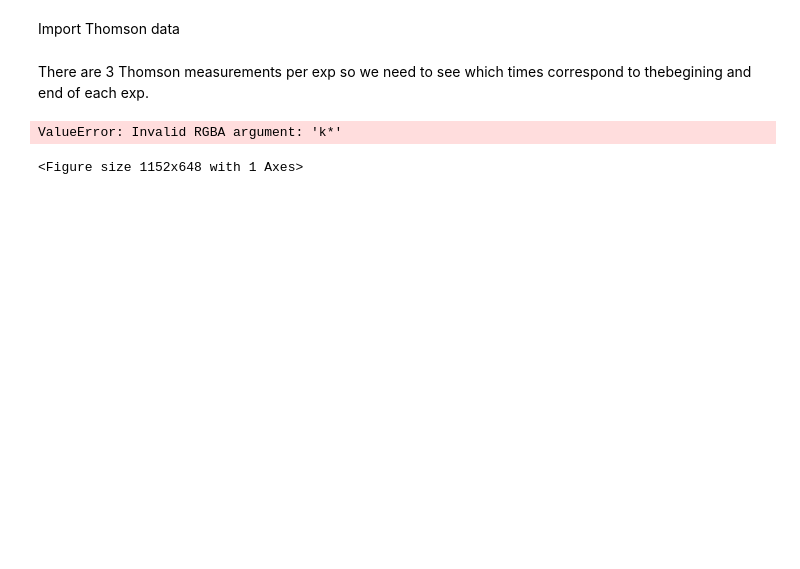
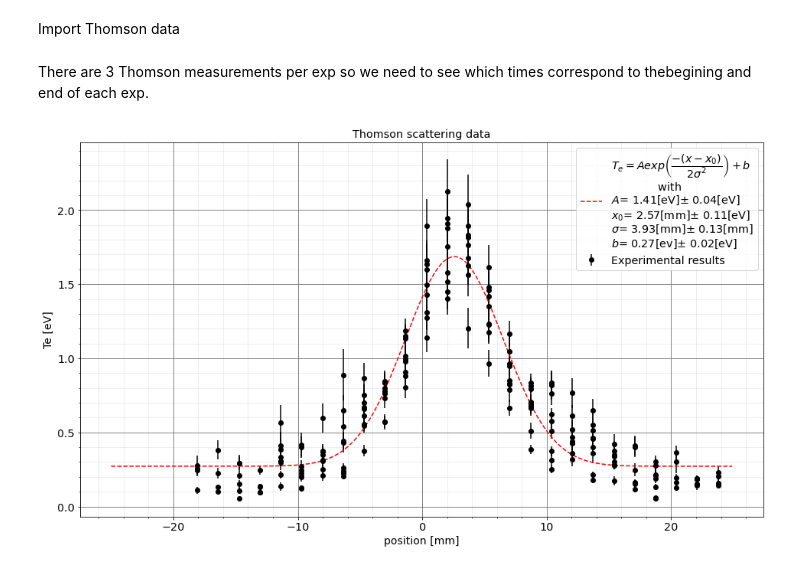
Before and after one commit to mmorbey/Gallium-Experiments, a Jupyter notebook: Thomson-scattering.ipynb, the cells around one changed output. Drawn from its saved outputs; the diff is of its cells as text; code cells hidden in the pictures; blank space fills up the shorter version.

```diff
--- a/Thomson-scattering.ipynb
+++ b/Thomson-scattering.ipynb
@@ -90,39 +95,37 @@ There are 3 Thomson measurements per exp so we need to see which times correspon
 # ax2.set_ylabel(r'$n_e \times 10^{-19} [ m^{-3}]$', color="blue",fontsize=14)
 # ax2.plot(x, gaussian(x, *popt_n),'--b')
 # title('Thomson scattering data')
 # #savefig('TS_first.png', dpi=1000)
 # show()
-# Fit=(popt[0],np.sqrt(pcov[0,0]),popt[1],np.sqrt(pcov[1,1]),popt[2],np.sqrt(pcov[2,2]),popt[3],np.sqrt(pcov[3,3]))
-# Fit_n=(popt_n[0],np.sqrt(pcov_n[0,0]),popt_n[1],np.sqrt(pcov_n[1,1]),popt_n[2],np.sqrt(pcov_n[2,2]),popt_n[3],np.sqrt(pcov_n[3,3]))
 
 
-plot(T1.iloc[:,0],T1.iloc[:,2], 'k')
-plot(T2.iloc[:,0],T2.iloc[:,2], 'k')
-plot(T3.iloc[:,0],T3.iloc[:,2], 'k', label='Experimental results')
+Fit=(popt[0],np.sqrt(pcov[0,0]),popt[1],np.sqrt(pcov[1,1]),popt[2],np.sqrt(pcov[2,2]),popt[3],np.sqrt(pcov[3,3]))
+Fit_n=(popt_n[0],np.sqrt(pcov_n[0,0]),popt_n[1],np.sqrt(pcov_n[1,1]),popt_n[2],np.sqrt(pcov_n[2,2]),popt_n[3],np.sqrt(pcov_n[3,3]))
 
-# plot(x, gaussian(x, *popt),'--r',label=r"$T_e=Aexp\left(\dfrac{-(x-x_0)}{2\sigma^2}\right)+b$" "\n" "$\qquad\qquad$ with" "\n" "$A$=%5.2f[eV]$\pm$%5.2f[eV]" "\n" "$x_0$=%5.2f[mm]$\pm$%5.2f[eV]" "\n" "$\sigma$=%5.2f[mm]$\pm$%5.2f[mm]" "\n" "$b$=%5.2f[ev]$\pm$%5.2f[eV]" % (Fit))
+
+errorbar(Ts.iloc[:,0],Ts.iloc[:,2], yerr=Ts.iloc[:,4], fmt='o', color='k', label='Experimental results')
+plot(x, gaussian(x, *popt),'--r',label=r"$T_e=Aexp\left(\dfrac{-(x-x_0)}{2\sigma^2}\right)+b$" "\n" "$\qquad\qquad$ with" "\n" "$A$=%5.2f[eV]$\pm$%5.2f[eV]" "\n" "$x_0$=%5.2f[mm]$\pm$%5.2f[eV]" "\n" "$\sigma$=%5.2f[mm]$\pm$%5.2f[mm]" "\n" "$b$=%5.2f[ev]$\pm$%5.2f[eV]" % (Fit))
 xlabel('position [mm]', fontsize=14)
 ylabel('Te [eV]',fontsize=14)
 title('Thomson scattering data')
-# legend()
+legend()
 grid(b=True, which='major', color='#666666')
 minorticks_on()
 grid(b=True, which='minor', color='#999999', alpha=0.2)
 # savefig('TS_Te.png', dpi=1000)
 show()
 
 
 # plt.errorbar(T3.iloc[:,0],T3.iloc[:,1]*1e-19, yerr=T3.iloc[:,3]*1e-19, color='k', label='Experimental results')
 # plot(x, gaussian(x, *popt_n),'--r',label=r"$n_e=Aexp\left(\dfrac{-(x-x_0)}{2\sigma^2}\right)+b$" "\n" "$\qquad\qquad$ with" "\n" r"$A$=%5.2f$\times 10^{-19}[m^{-3}] \pm$%5.2f$\times 10^{-19}[m^{-3}]$" "\n" "$x_0$=%5.2f[mm]$\pm$%5.2f[eV]" "\n" "$\sigma$=%5.2f[mm]$\pm$%5.2f[mm]" "\n" r"$b$=%5.2f$\times 10^{-19}[m^{-3}]\pm$%5.2f$\times 10^{-19}[m^{-3}]$" % (Fit_n))
 # xlabel('position [mm]', fontsize=14)
 # ylabel(r'$n_e \times 10^{-19} [ m^{-3}]$',fontsize=14)
 # title('Thomson scattering data')
 # legend()
 # grid(b=True, which='major', color='#666666')
 # minorticks_on()
 # grid(b=True, which='minor', color='#999999', alpha=0.2)
 # # savefig('TS_ne.png', dpi=1000)
 # show()
 # %% [output]
-ValueError: Invalid RGBA argument: 'k*'
-<Figure size 1152x648 with 1 Axes>
+[figure, added]
```
Also changed, not shown: parts of 1 cell of this notebook, 5 other files.
